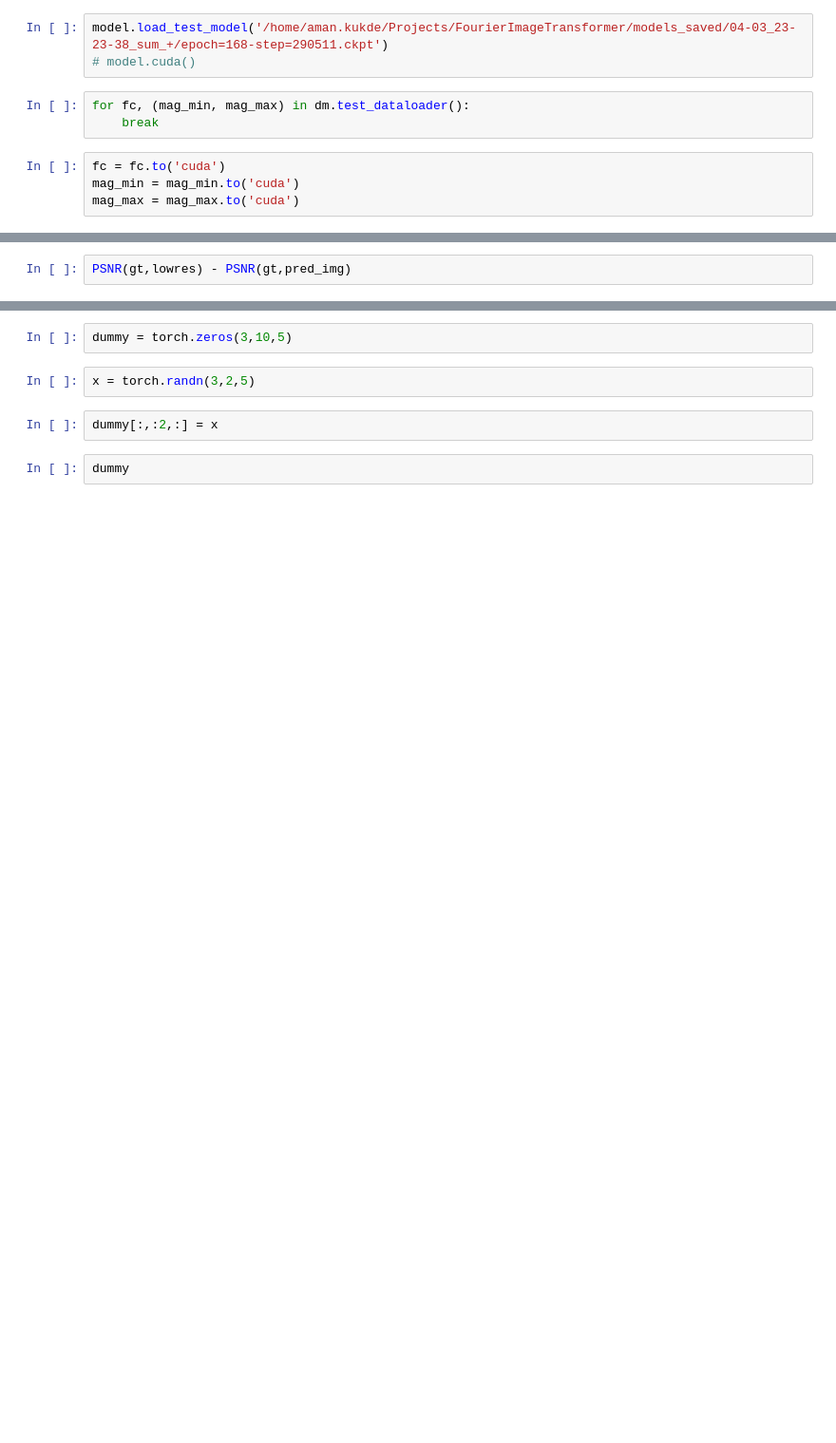
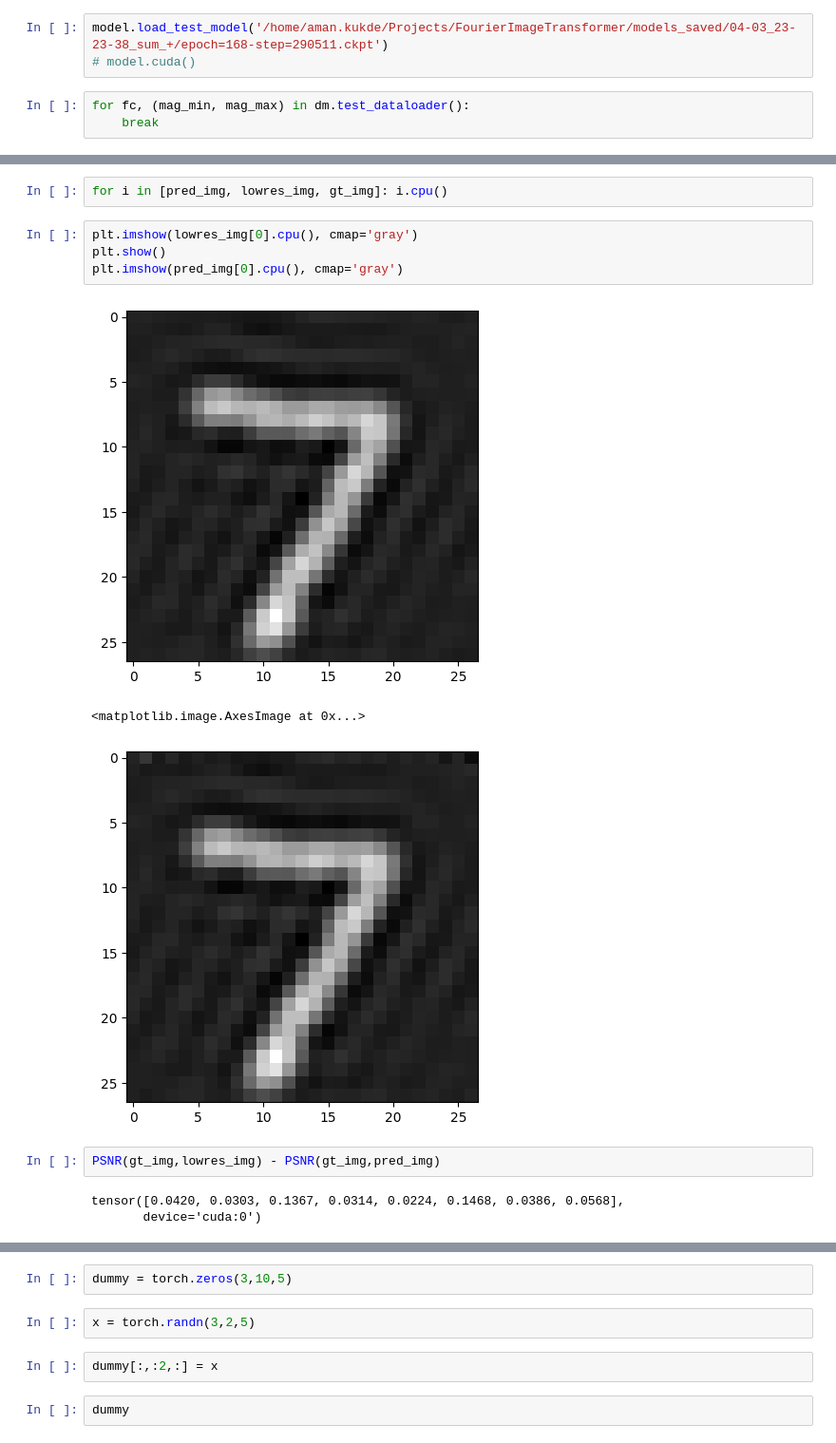
Before and after one commit to AmanKukde/FourierImageTransformer, a Jupyter notebook: examples/Super-Resolution - MNIST Example.ipynb, the cells around one changed output, grey strips where cells are left out. Shown at 95% size. Cells and saved outputs as stored; diff of their text form; blank space fills up the shorter version.

```diff
--- a/examples/Super-Resolution - MNIST Example.ipynb
+++ b/examples/Super-Resolution - MNIST Example.ipynb
@@ -67,7 +105,3 @@ model.load_test_model('/home/aman.kukde/Projects/FourierImageTransformer/models_
 # %%
 for fc, (mag_min, mag_max) in dm.test_dataloader():
     break
-# %%
-fc = fc.to('cuda')
-mag_min = mag_min.to('cuda')
-mag_max = mag_max.to('cuda')
@@ -84,5 +128,18 @@ OutOfMemoryError: CUDA out of memory. Tried to allocate 2.00 MiB. GPU 0 has a to
+# %%
+for i in [pred_img, lowres_img, gt_img]: i.cpu()
+# %%
+plt.imshow(lowres_img[0].cpu(), cmap='gray')
+plt.show()
+plt.imshow(pred_img[0].cpu(), cmap='gray')
+# %% [output]
+[figure, added]
+<matplotlib.image.AxesImage at 0x...>
+[figure, added]
 # %%
-PSNR(gt,lowres) - PSNR(gt,pred_img)
+PSNR(gt_img,lowres_img) - PSNR(gt_img,pred_img)
+# %% [output]
+tensor([0.0420, 0.0303, 0.1367, 0.0314, 0.0224, 0.1468, 0.0386, 0.0568],
+       device='cuda:0')
 # %%
 for sample in range(10):
     fig = plt.figure(figsize=(31/2., 10/2.))
```
Also changed, not shown: parts of 6 cells of this notebook, 1 other file.
